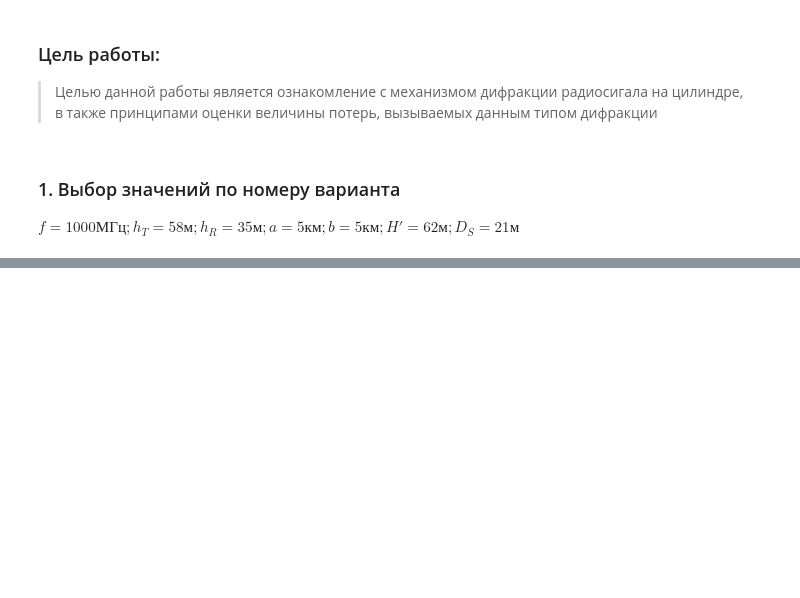
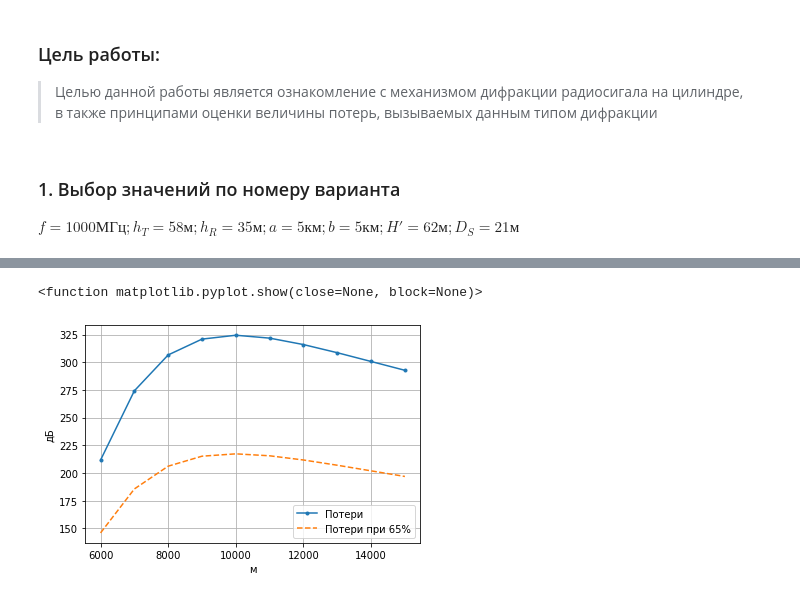
Before and after one commit to Egor-py/Praktic_Mobile, a Jupyter notebook: Практическая работа 6.ipynb, the cells around one changed output, grey strips where cells are left out. Saved outputs shown, nothing was run; the diff lists cells and outputs as text; code cells hidden in the pictures; blank space fills up the shorter version.

```diff
--- a/Практическая работа 6.ipynb
+++ b/Практическая работа 6.ipynb
@@ -27,0 +89,36 @@ for i in range(10):
+# %%
+a = 5000
+k = 1000
+b = np.zeros(10,)
+for i in range(10):
+    b[i] = k
+    k += 1000
+# %%
+Ldif_1 = np.zeros(10,)
+Ldif_1_65 = np.zeros(10,)
+d = np.zeros(10,)
+lambd = (3*10**8)/(f*10**6)
+for i in range(10):
+    d_1 = (a*10**-3)+(b[i]*10**-3)
+    h0 = ((a*10**-3)*(d_1-(a*10**-3)))/17
+    H = H + h0
+    d1 = math.sqrt(a**2+(H-hT)**2)
+    d2 = math.sqrt(b[i]**2+(H-hR)**2)
+    d[i] = d1+d2
+    beta1 = math.asin(H/d1)
+    beta2 = math.asin(H/d2)
+    beta = beta1 + beta2
+    alpha = (180*(math.pi/180))-beta
+    r = (2*Ds*a*b[i])/(alpha*((a**2) + (b[i]**2)))
+    Lr = 11.7 * alpha * math.sqrt((math.pi*r)/lambd)
+    h = H - (hT+a*((hR-hT)/(a+b[i])))
+    v = h*math.sqrt((2/lambd)*(1/d1+1/d2))
+    if (v > - 0.7):
+        Lwdg = 6.9 + 20*math.log10(math.sqrt((v-0.1)**2+1)+v-0.1)
+    else:
+        Lwdg = 0
+
+    Ldif_1[i] = Lwdg + Lr
+    Ldif_1_65[i] = Lwdg + (Lr*0.65)
+    print('Ldif_1 = ',Ldif_1[i], 'дБ')
+    print('Ldif_1_65 = ',Ldif_1_65[i], 'дБ')
@@ -27,0 +146,11 @@ for i in range(10):
+# %%
+plt.plot(d, Ldif_1, '.-', label = 'Потери')
+plt.plot(d, Ldif_1_65, '--', label = 'Потери при 65%')
+plt.xlabel('м')
+plt.ylabel('дБ')
+plt.legend()
+plt.grid()
+plt.show
+# %% [output]
+<function matplotlib.pyplot.show(close=None, block=None)>
+[figure, added]
```
Also changed, not shown: parts of 3 cells of this notebook.
